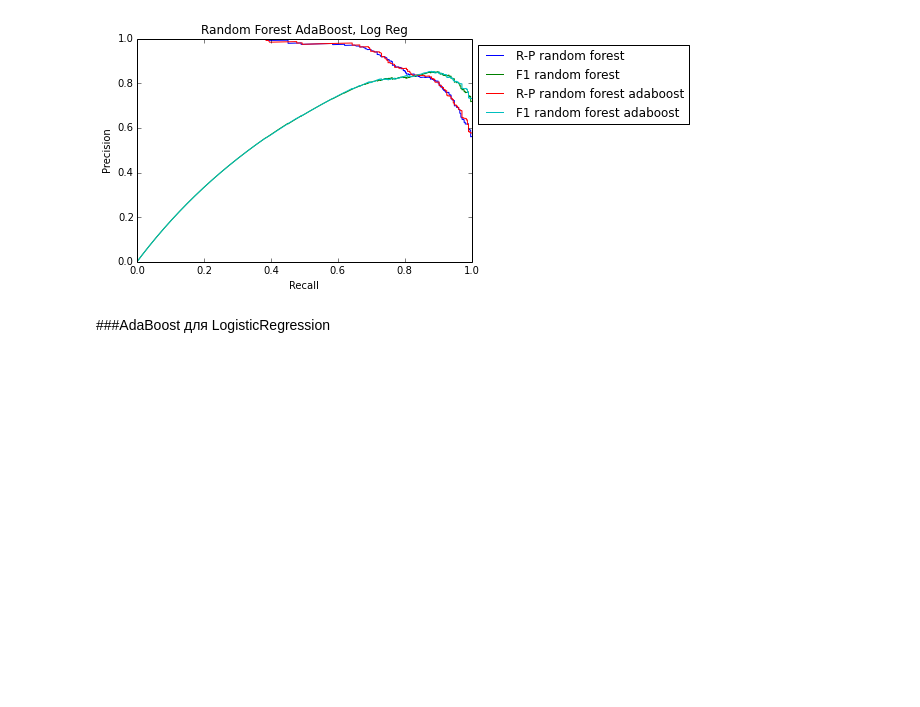
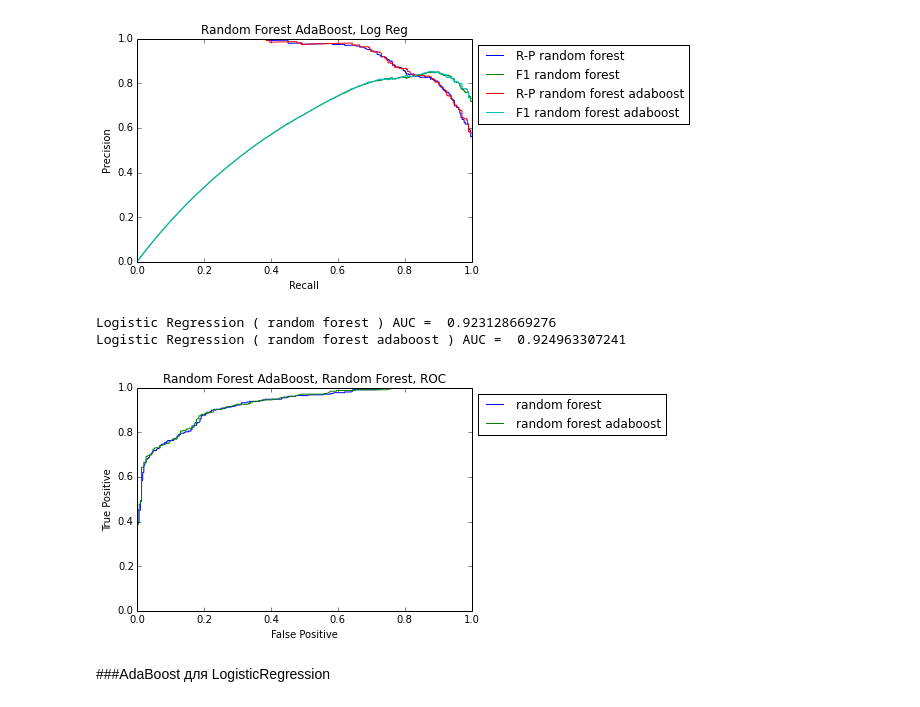
Before and after one commit to ermakovpetr/posneg, a Jupyter notebook: main.ipynb, the cells around one changed output. Drawn from its saved outputs; the diff is of its cells as text; code cells hidden in the pictures; blank space fills up the shorter version.

Commit message:
Добавлены графики ROC для AdaBoost

```diff
--- a/main.ipynb
+++ b/main.ipynb
@@ -152,6 +159,13 @@ rp_curve('Random Forest AdaBoost, Random Forest', Y_test, predicted_random_fores
 rp_curve('Random Forest AdaBoost, Random Forest', Y_test, predicted_adaboost, label='random forest adaboost')
 # %% [output]
 [figure]
+# %%
+roc_curve('Random Forest AdaBoost, Random Forest, ROC', Y_test, predicted_random_forest, label='random forest')
+roc_curve('Random Forest AdaBoost, Random Forest, ROC', Y_test, predicted_adaboost, label='random forest adaboost')
+# %% [output]
+Logistic Regression ( random forest ) AUC =  0.923128669276
+Logistic Regression ( random forest adaboost ) AUC =  0.924963307241
+[figure, added]
 # %% [markdown]
 ###AdaBoost для LogisticRegression
 # %%
```
Also changed, not shown: parts of 2 cells of this notebook.
